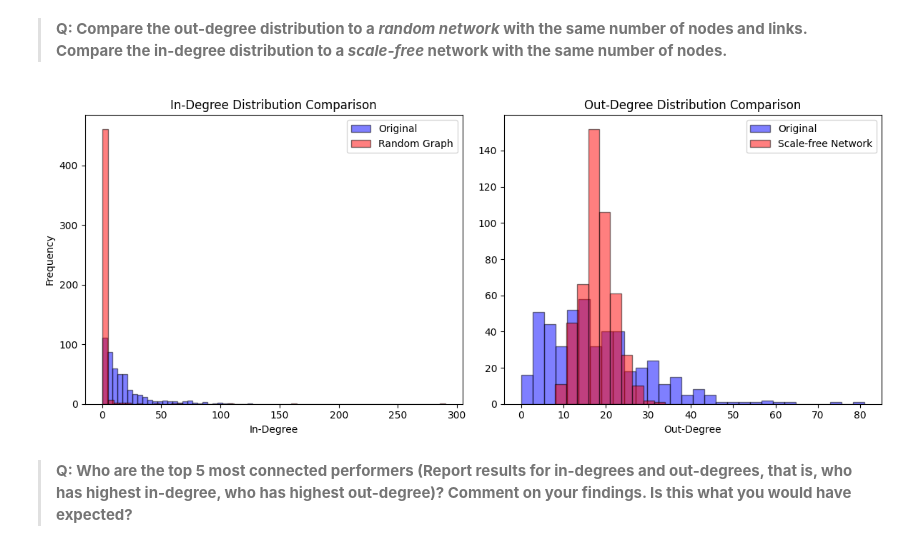
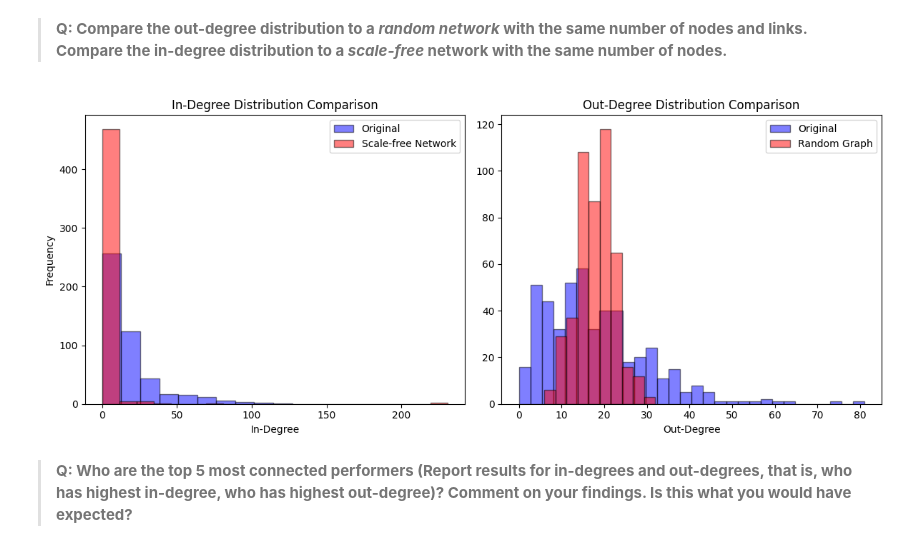
Before and after one commit to GermanButtiero/social_graph_assignment1, a Jupyter notebook: assignment.ipynb, the cells around one changed output. Drawn from its saved outputs; the diff is of its cells as text; code cells hidden in the pictures.

Commit message:
legend fix

```diff
--- a/assignment.ipynb
+++ b/assignment.ipynb
@@ -338,32 +338,32 @@ plt.show()
 # %%
 # Compare in-degree distrbution to that from a scale-free network
 scale_free_network = nx.scale_free_graph(G.number_of_nodes())
 scale_free_in_degree = dict(scale_free_network.in_degree())
 
 # Compare out-degree distribution to that from a random graph
 random_network = nx.gnm_random_graph(G.number_of_nodes(), G.number_of_edges(), directed=True)
 random_out_degree = dict(random_network.out_degree())
 
 # Plot comparisons
 fig, ax = plt.subplots(1, 2, figsize=(12, 5))
 
-ax[0].hist(in_degree.values(), bins=30, color='blue', alpha=0.5, edgecolor='black', label='Original')
-ax[0].hist(scale_free_in_degree.values(), bins=60, color='red', alpha=0.5, edgecolor='black', label='Random Graph')
+ax[0].hist(in_degree.values(), bins=10, color='blue', alpha=0.5, edgecolor='black', label='Original')
+ax[0].hist(scale_free_in_degree.values(), bins=20, color='red', alpha=0.5, edgecolor='black', label='Scale-free Network')
 ax[0].set_title('In-Degree Distribution Comparison')
 ax[0].set_xlabel('In-Degree')
 ax[0].set_ylabel('Frequency')
 ax[0].legend()
 
 ax[1].hist(out_degree.values(), bins=30, color='blue', alpha=0.5, edgecolor='black', label='Original')
-ax[1].hist(random_out_degree.values(), bins=10, color='red', alpha=0.5, edgecolor='black', label='Scale-free Network')
+ax[1].hist(random_out_degree.values(), bins=10, color='red', alpha=0.5, edgecolor='black', label='Random Graph')
 ax[1].set_title('Out-Degree Distribution Comparison')
 ax[1].set_xlabel('Out-Degree')
 ax[1].legend()
 
 plt.tight_layout()
 plt.show()
 # %% [output]
-[figure, old version]
+[figure, new version]
 # %% [markdown]
 > **Q: Who are the top 5 most connected performers (Report results for in-degrees and out-degrees, that is, who has highest in-degree, who has highest out-degree)? Comment on your findings. Is this what you would have expected?**
 # %%
```
